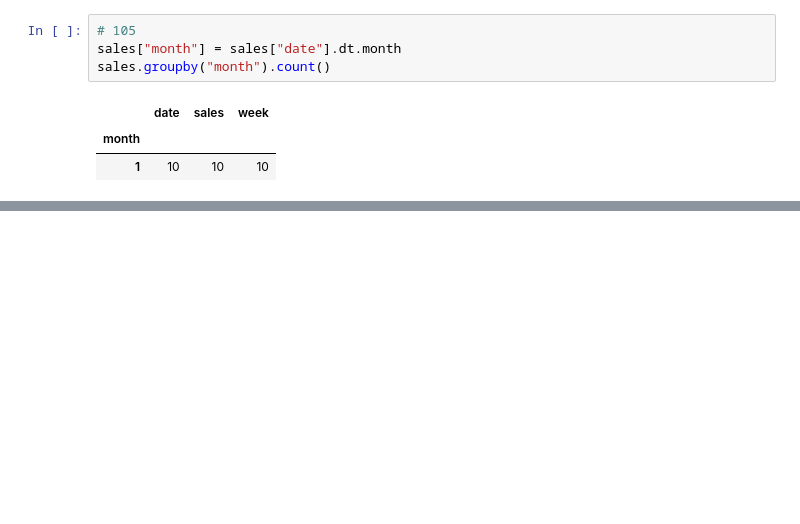
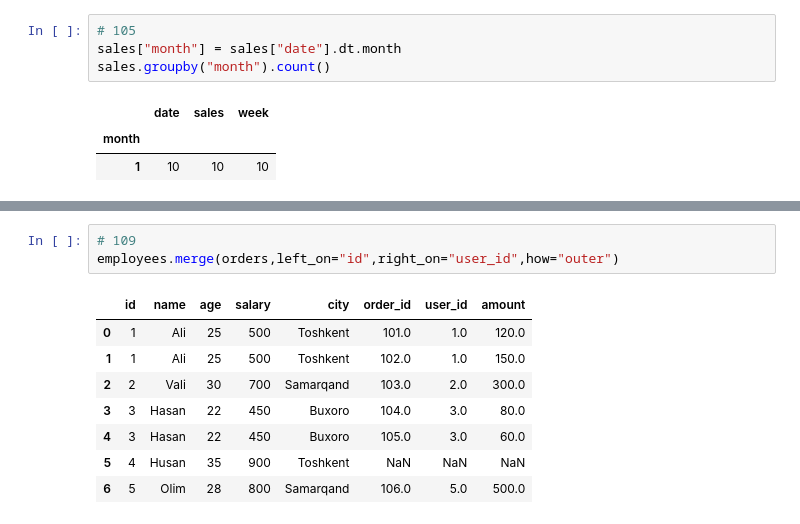
Before and after one commit to madaminovmuhammadjalil/pandas-exercises, a Jupyter notebook: Another_copy_of_Копия_pandas100.ipynb, the cells around one changed output, grey strips where cells are left out. Saved outputs shown, nothing was run; the diff lists cells and outputs as text; blank space fills up the shorter version.

```diff
--- a/Another_copy_of_Копия_pandas100.ipynb
+++ b/Another_copy_of_Копия_pandas100.ipynb
@@ -1076,0 +1121,12 @@ sales.groupby("month").count()
+# %%
+# 109
+employees.merge(orders,left_on="id",right_on="user_id",how="outer")
+# %% [output]
+|  | id | name | age | salary | city | order_id | user_id | amount |
+| 0 | 1 | Ali | 25 | 500 | Toshkent | 101.0 | 1.0 | 120.0 |
+| 1 | 1 | Ali | 25 | 500 | Toshkent | 102.0 | 1.0 | 150.0 |
+| 2 | 2 | Vali | 30 | 700 | Samarqand | 103.0 | 2.0 | 300.0 |
+| 3 | 3 | Hasan | 22 | 450 | Buxoro | 104.0 | 3.0 | 80.0 |
+| 4 | 3 | Hasan | 22 | 450 | Buxoro | 105.0 | 3.0 | 60.0 |
+| 5 | 4 | Husan | 35 | 900 | Toshkent | NaN | NaN | NaN |
+| 6 | 5 | Olim | 28 | 800 | Samarqand | 106.0 | 5.0 | 500.0 |
```
Also changed, not shown: parts of 81 cells of this notebook.
